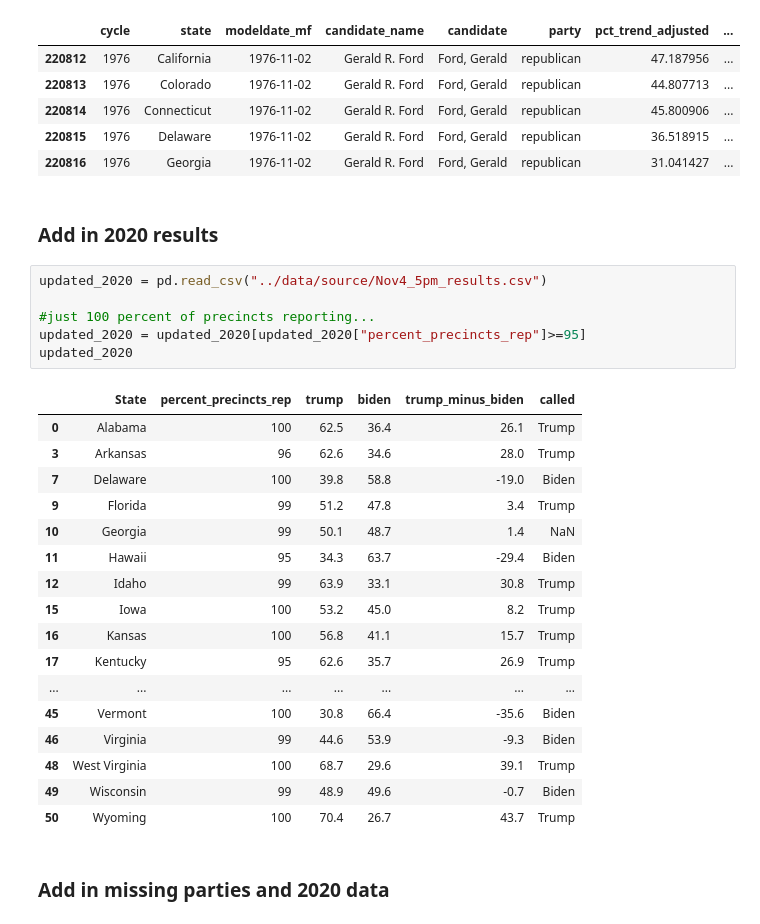
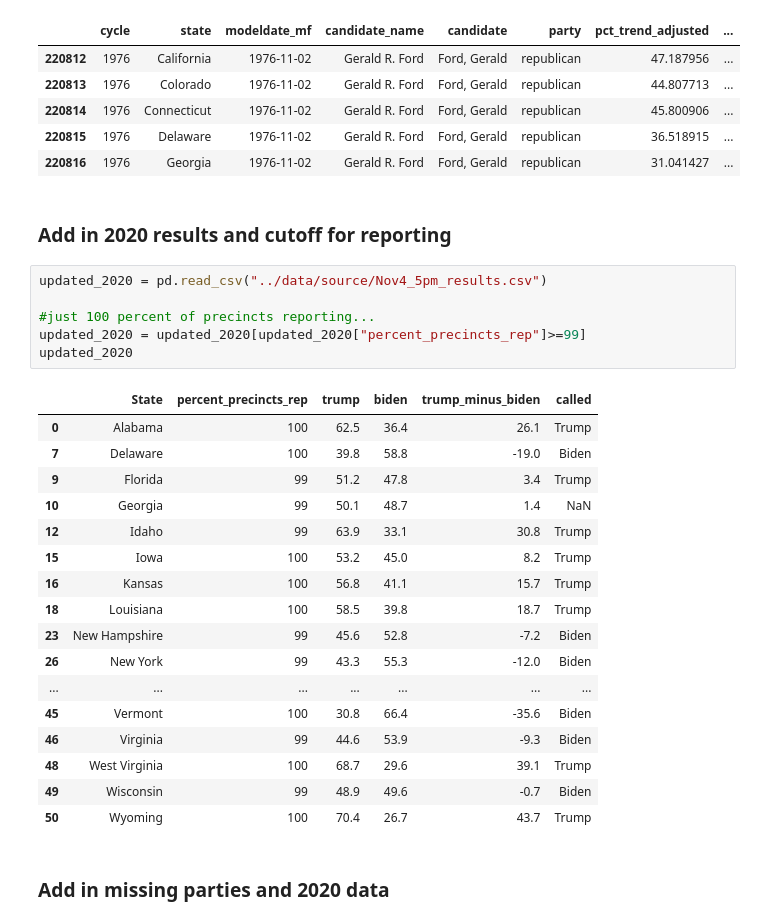
Before and after one commit to mtfahey/judge_the_polls, a Jupyter notebook: analysis/poll_comparison.ipynb, the cells around one changed output. Cells and saved outputs as stored; diff of their text form.

```diff
--- a/analysis/poll_comparison.ipynb
+++ b/analysis/poll_comparison.ipynb
@@ -151,25 +151,25 @@ all_years_main.head()
 | 220815 | 1976 | Delaware | 1976-11-02 | Gerald R. Ford | Ford, Gerald | republican | 36.518915 | ... |
 | 220816 | 1976 | Georgia | 1976-11-02 | Gerald R. Ford | Ford, Gerald | republican | 31.041427 | ... |
 # %% [markdown]
-### Add in 2020 results
+### Add in 2020 results and cutoff for reporting
 # %%
 updated_2020 = pd.read_csv("../data/source/Nov4_5pm_results.csv")
 
 #just 100 percent of precincts reporting...
-updated_2020 = updated_2020[updated_2020["percent_precincts_rep"]>=95]
+updated_2020 = updated_2020[updated_2020["percent_precincts_rep"]>=99]
 updated_2020
 # %% [output]
 |  | State | percent_precincts_rep | trump | biden | trump_minus_biden | called |
 | 0 | Alabama | 100 | 62.5 | 36.4 | 26.1 | Trump |
-| 3 | Arkansas | 96 | 62.6 | 34.6 | 28.0 | Trump |
 | 7 | Delaware | 100 | 39.8 | 58.8 | -19.0 | Biden |
 | 9 | Florida | 99 | 51.2 | 47.8 | 3.4 | Trump |
 | 10 | Georgia | 99 | 50.1 | 48.7 | 1.4 | NaN |
-| 11 | Hawaii | 95 | 34.3 | 63.7 | -29.4 | Biden |
 | 12 | Idaho | 99 | 63.9 | 33.1 | 30.8 | Trump |
 | 15 | Iowa | 100 | 53.2 | 45.0 | 8.2 | Trump |
 | 16 | Kansas | 100 | 56.8 | 41.1 | 15.7 | Trump |
-| 17 | Kentucky | 95 | 62.6 | 35.7 | 26.9 | Trump |
+| 18 | Louisiana | 100 | 58.5 | 39.8 | 18.7 | Trump |
+| 23 | New Hampshire | 99 | 45.6 | 52.8 | -7.2 | Biden |
+| 26 | New York | 99 | 43.3 | 55.3 | -12.0 | Biden |
 | ... | ... | ... | ... | ... | ... | ... |
 | 45 | Vermont | 100 | 30.8 | 66.4 | -35.6 | Biden |
 | 46 | Virginia | 99 | 44.6 | 53.9 | -9.3 | Biden |
```
Also changed, not shown: parts of 8 cells of this notebook.
